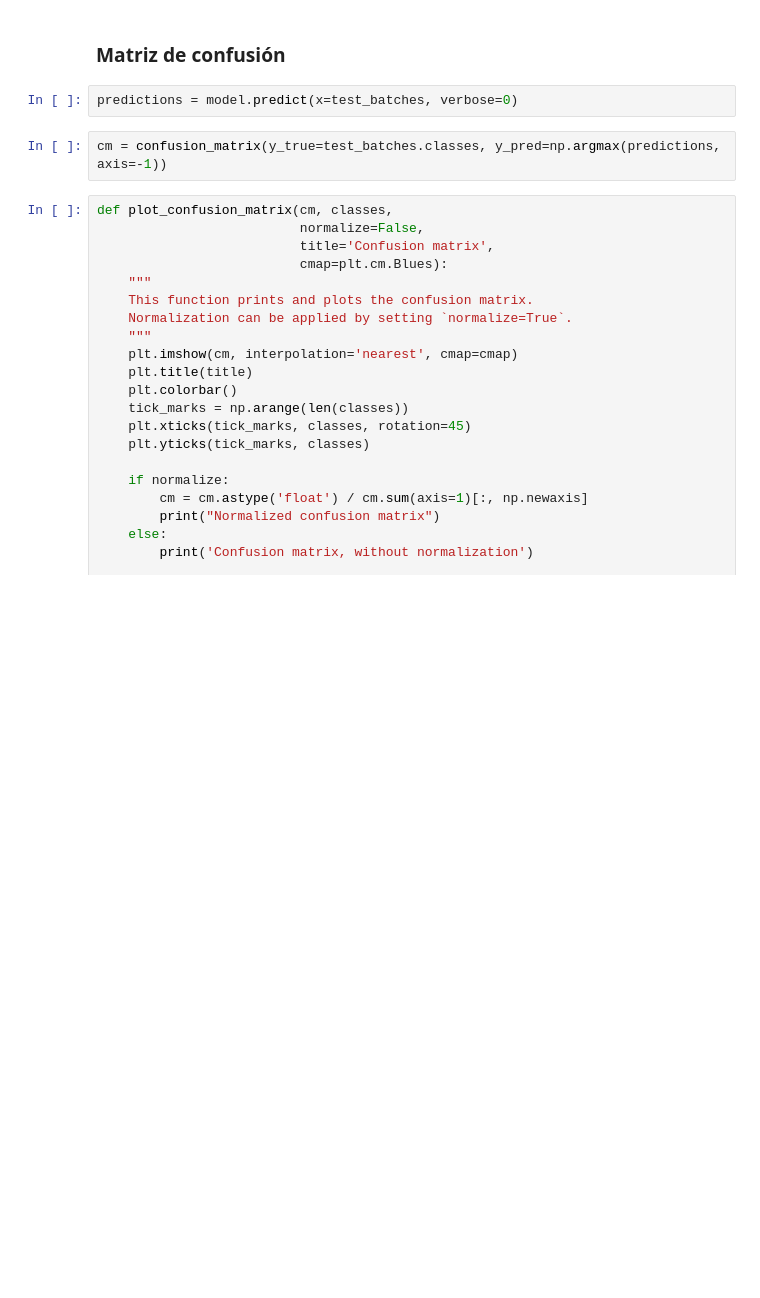
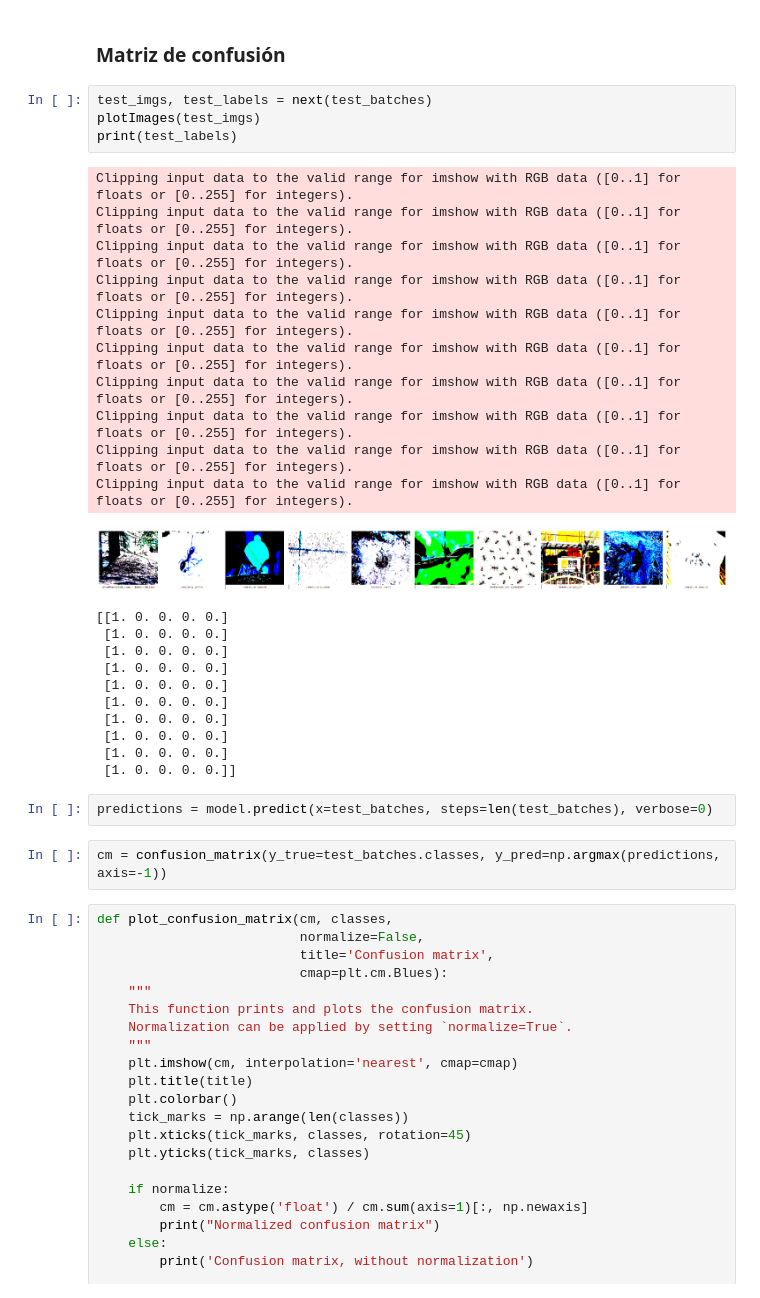
Before and after one commit to flimflo/VGG16-With-Fine-Tuning, a Jupyter notebook: Vgg16_classifier.ipynb, the cells around one changed output. Cells and saved outputs as stored; diff of their text form; blank space fills up the shorter version.

Commit message:
Re train, evaluation and performance graphs

```diff
--- a/Vgg16_classifier.ipynb
+++ b/Vgg16_classifier.ipynb
@@ -364,7 +396,33 @@ plt.show()
 # %% [markdown]
 ### Matriz de confusión
+# %%
+test_imgs, test_labels = next(test_batches)
+plotImages(test_imgs)
+print(test_labels)
+# %% [output]
+Clipping input data to the valid range for imshow with RGB data ([0..1] for floats or [0..255] for integers).
+Clipping input data to the valid range for imshow with RGB data ([0..1] for floats or [0..255] for integers).
+Clipping input data to the valid range for imshow with RGB data ([0..1] for floats or [0..255] for integers).
+Clipping input data to the valid range for imshow with RGB data ([0..1] for floats or [0..255] for integers).
+Clipping input data to the valid range for imshow with RGB data ([0..1] for floats or [0..255] for integers).
+Clipping input data to the valid range for imshow with RGB data ([0..1] for floats or [0..255] for integers).
+Clipping input data to the valid range for imshow with RGB data ([0..1] for floats or [0..255] for integers).
+Clipping input data to the valid range for imshow with RGB data ([0..1] for floats or [0..255] for integers).
+Clipping input data to the valid range for imshow with RGB data ([0..1] for floats or [0..255] for integers).
+Clipping input data to the valid range for imshow with RGB data ([0..1] for floats or [0..255] for integers).
+[figure, added]
+[[1. 0. 0. 0. 0.]
+ [1. 0. 0. 0. 0.]
+ [1. 0. 0. 0. 0.]
+ [1. 0. 0. 0. 0.]
+ [1. 0. 0. 0. 0.]
+ [1. 0. 0. 0. 0.]
+ [1. 0. 0. 0. 0.]
+ [1. 0. 0. 0. 0.]
+ [1. 0. 0. 0. 0.]
+ [1. 0. 0. 0. 0.]]
 # %%
-predictions = model.predict(x=test_batches, verbose=0)
+predictions = model.predict(x=test_batches, steps=len(test_batches), verbose=0)
 # %%
 cm = confusion_matrix(y_true=test_batches.classes, y_pred=np.argmax(predictions, axis=-1))
 # %%
```
Also changed, not shown: parts of 14 cells of this notebook, 1 other file.
